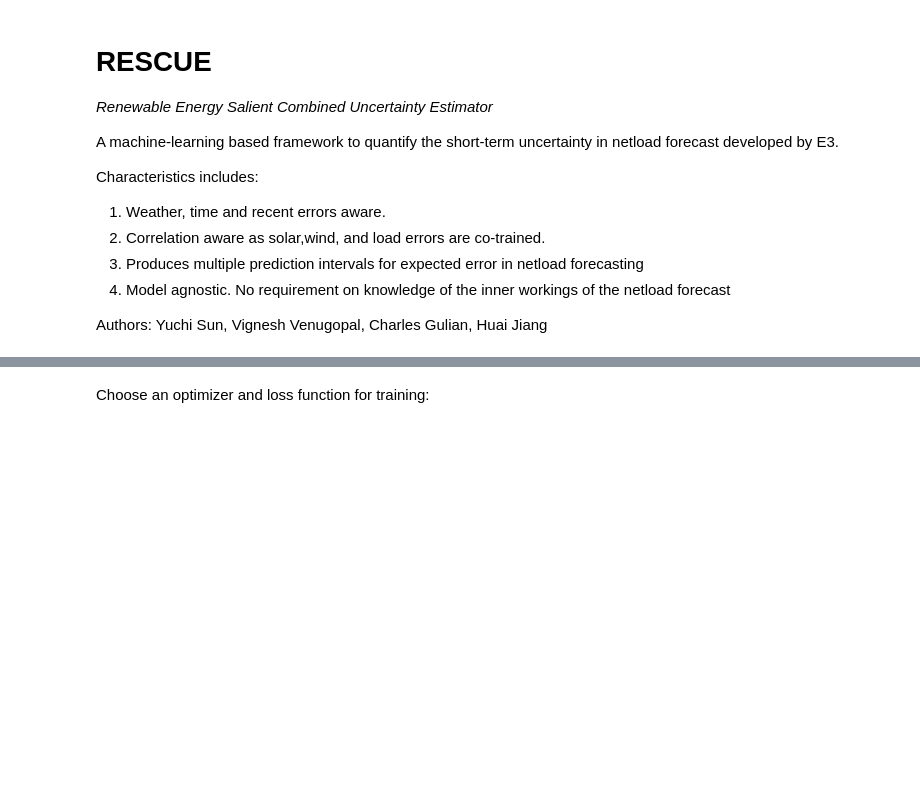
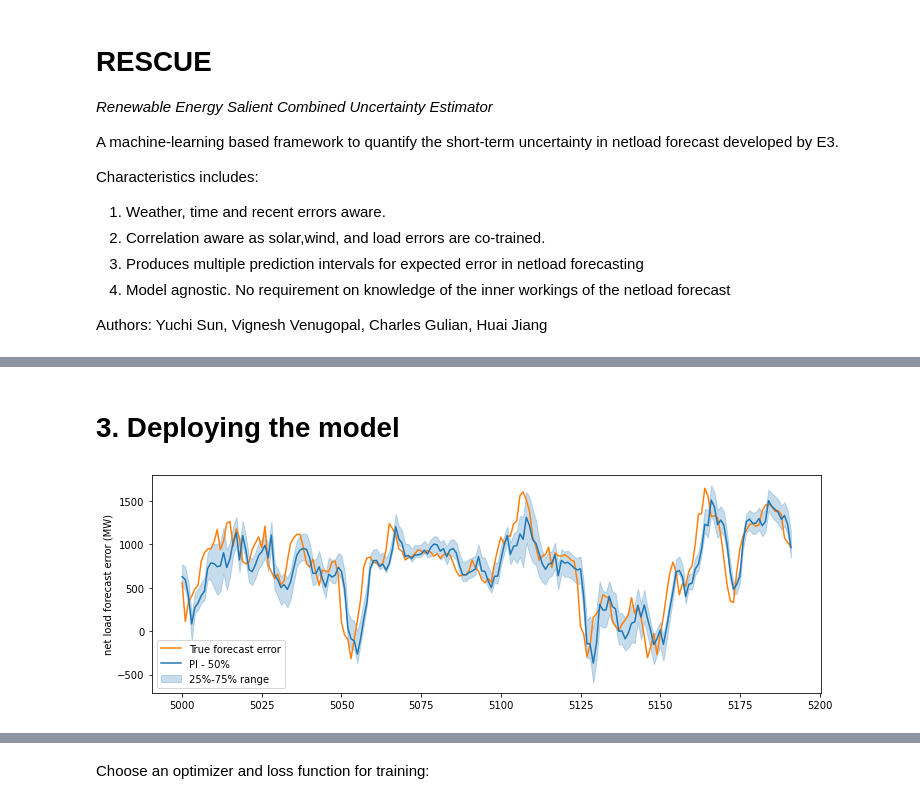
Before and after one commit to e3-/RESERVE-Public, a Jupyter notebook: code/rescue.ipynb, the cells around one changed output, grey strips where cells are left out. Cells and saved outputs as stored; diff of their text form; code cells hidden in the pictures; blank space fills up the shorter version.

```diff
--- a/code/rescue.ipynb
+++ b/code/rescue.ipynb
@@ -101,2 +96,0 @@ Evaluate on the testing data set
-# %%
-y_pred = rescue_model.predict(x_test)
@@ -114,0 +97,18 @@ plt.show()
+# %%
+# Create a model that include the normalization layer
+inputs = tf.keras.Input(shape=input_trainval.shape[1:])
+
+# Create a Normalization layer and set its internal state using the training data
+normalizer = tf.keras.layers.experimental.preprocessing.Normalization()
+norm_inputs = normalizer(inputs)
+
+# A two-layer ANN network for regression
+dense1 = tf.keras.layers.Dense(10, activation='relu')
+hidden1 = dense1(norm_inputs)
+dense2 = tf.keras.layers.Dense(10, activation='relu')
+hidden2 = dense2(hidden1)
+dense3 = tf.keras.layers.Dense(1)
+outputs = dense3(hidden2)
+
+# define model from inputs to outputs
+rescue_model = tf.keras.Model(inputs, outputs)
@@ -114,0 +226,32 @@ plt.show()
+# %% [markdown]
+# 3. Deploying the model
+# %%
+example_range = np.arange(5000,5192)
+input_val_eg = input_val[example_range]
+output_val_eg = output_val[example_range]
+
+# confirm the PI percentiles are symmetrical
+for PI in PI_percentiles:
+    assert 1-PI in PI_percentiles, "Not all PI intervals are constructed symmetrically!"
+
+
+fig,ax = plt.subplots()
+ax.plot(example_range, output_val_eg, color = 'C1', label = 'True forecast error')
+
+# plot median forecast if it is being produced
+if 0.5 in PI_percentiles:
+    ax.plot(example_range, rescue_model_set[0.5].predict(input_val_eg), color = 'C0', label = 'PI - 50%')
+
+for PI in PI_percentiles:
+    if PI<0.5:
+        ax.fill_between(example_range, np.squeeze(rescue_model_set[PI].predict(input_val_eg)),
+                        np.squeeze(rescue_model_set[1-PI].predict(input_val_eg)),
+                        color = 'C0', alpha = PI, label = '{:.0%}-{:.0%} range'.format(PI, 1-PI))
+
+ax.set_ylabel("net load forecast error (MW)")
+ax.legend()
+fig.set_size_inches(12,4)
+
+plt.show()
+# %% [output]
+[figure, added]
```
Also changed, not shown: parts of 22 cells of this notebook.
